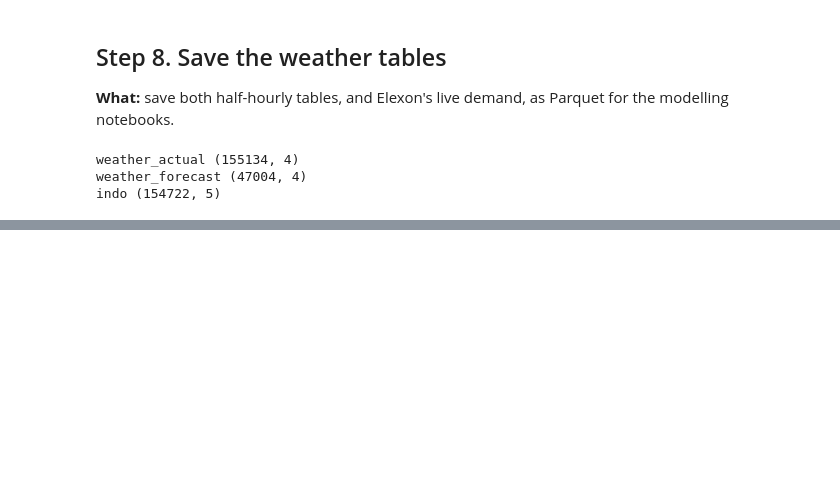
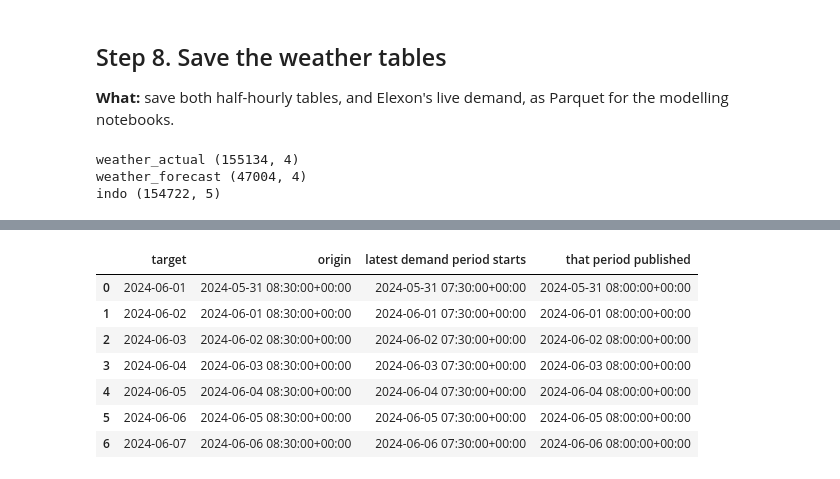
Before and after one commit to ansingh16/gb-demand-forecast, a Jupyter notebook: notebooks/04_weather_and_cutoff.ipynb, the cells around one changed output, grey strips where cells are left out. Drawn from its saved outputs; the diff is of its cells as text; code cells hidden in the pictures; blank space fills up the shorter version.

```diff
--- a/notebooks/04_weather_and_cutoff.ipynb
+++ b/notebooks/04_weather_and_cutoff.ipynb
@@ -406,0 +613,22 @@ indo (154722, 5)
+# %%
+def latest_demand_allowed(target_date):
+    """Start (UTC) of the latest INDO period the forecast for target_date may use."""
+    return forecast_origin(target_date) - pd.Timedelta(hours=1)
+
+
+checks = pd.DataFrame({"target": pd.date_range("2024-06-01", "2024-06-07").strftime("%Y-%m-%d")})
+checks["origin"] = checks["target"].map(forecast_origin)
+checks["latest demand period starts"] = checks["target"].map(latest_demand_allowed)
+published = indo.set_index("start_utc")["publish_utc"]
+checks["that period published"] = checks["latest demand period starts"].map(published)
+assert (checks["that period published"] < checks["origin"]).all(), "demand used before it was published"
+checks
+# %% [output]
+|  | target | origin | latest demand period starts | that period published |
+| 0 | 2024-06-01 | 2024-05-31 08:30:00+00:00 | 2024-05-31 07:30:00+00:00 | 2024-05-31 08:00:00+00:00 |
+| 1 | 2024-06-02 | 2024-06-01 08:30:00+00:00 | 2024-06-01 07:30:00+00:00 | 2024-06-01 08:00:00+00:00 |
+| 2 | 2024-06-03 | 2024-06-02 08:30:00+00:00 | 2024-06-02 07:30:00+00:00 | 2024-06-02 08:00:00+00:00 |
+| 3 | 2024-06-04 | 2024-06-03 08:30:00+00:00 | 2024-06-03 07:30:00+00:00 | 2024-06-03 08:00:00+00:00 |
+| 4 | 2024-06-05 | 2024-06-04 08:30:00+00:00 | 2024-06-04 07:30:00+00:00 | 2024-06-04 08:00:00+00:00 |
+| 5 | 2024-06-06 | 2024-06-05 08:30:00+00:00 | 2024-06-05 07:30:00+00:00 | 2024-06-05 08:00:00+00:00 |
+| 6 | 2024-06-07 | 2024-06-06 08:30:00+00:00 | 2024-06-06 07:30:00+00:00 | 2024-06-06 08:00:00+00:00 |
```
Also changed, not shown: parts of 9 cells of this notebook.
